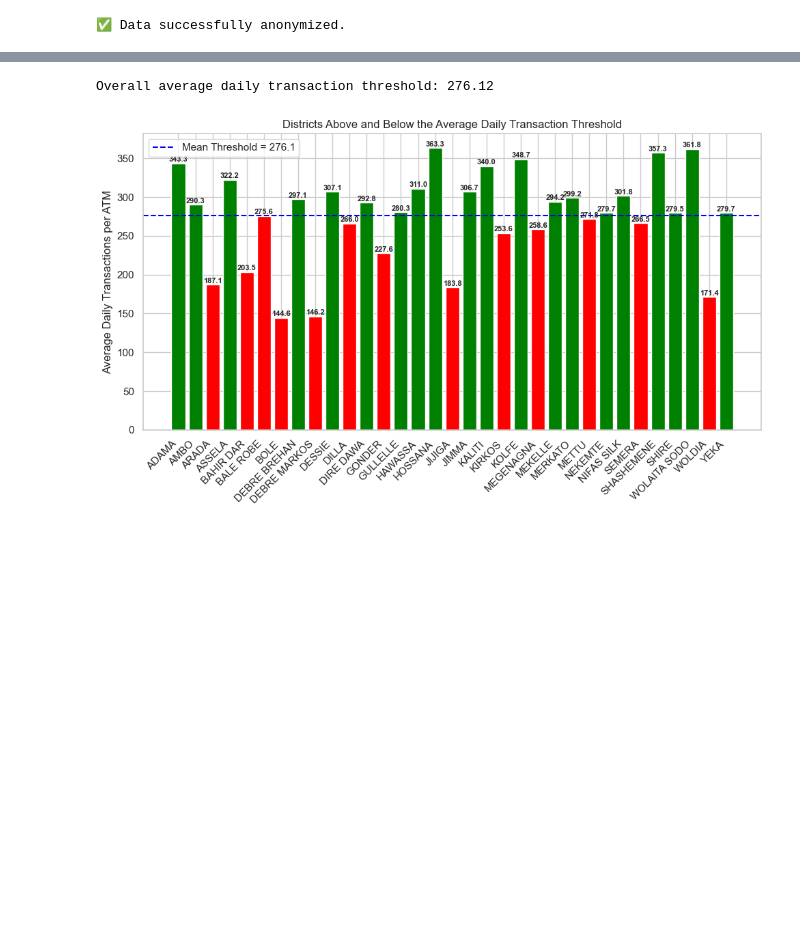
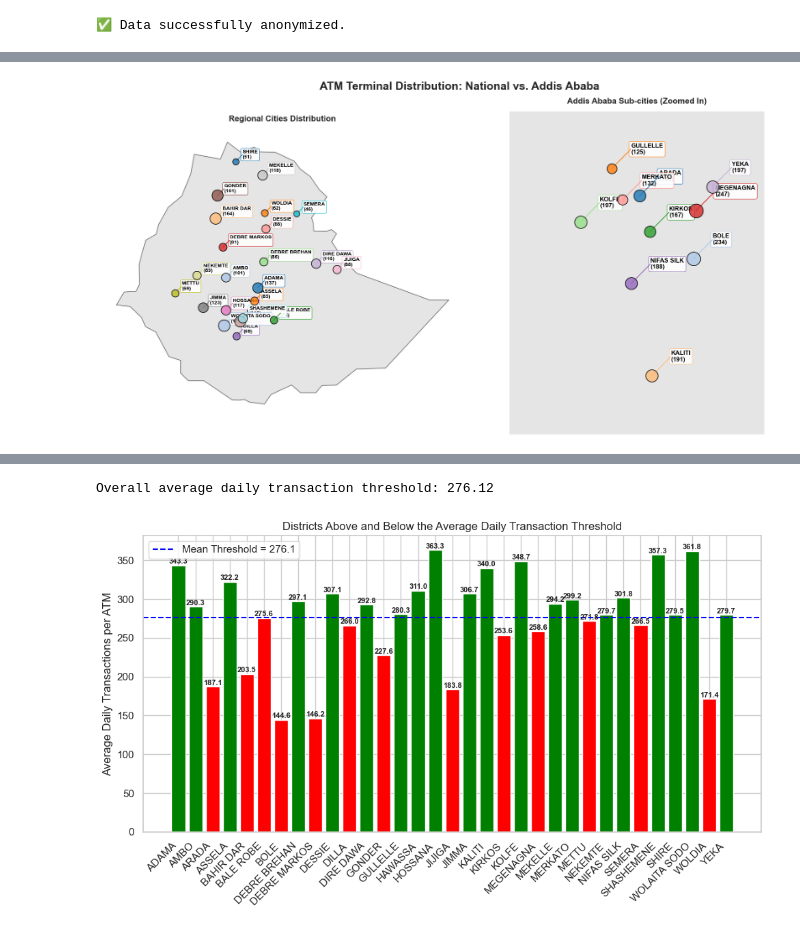
Before and after one commit to surafelasfawosen/atm-pos-performance-analysis-of-Bank, a Jupyter notebook: ATM_POS_Advanced_Analysis.ipynb, the cells around one changed output, grey strips where cells are left out. Saved outputs shown, nothing was run; the diff lists cells and outputs as text; code cells hidden in the pictures; blank space fills up the shorter version.

```diff
--- a/ATM_POS_Advanced_Analysis.ipynb
+++ b/ATM_POS_Advanced_Analysis.ipynb
@@ -66,0 +170,76 @@ Here we explore the basic performance of the ATM network.
+# %%
+#import matplotlib.pyplot as plt
+import pandas as pd
+import geopandas as gpd
+import numpy as np
+
+# Load World Map and filter for Ethiopia
+url = "https://raw.githubusercontent.com/johan/world.geo.json/master/countries.geo.json"
+world = gpd.read_file(url)
+ethiopia = world[world.name == "Ethiopia"]
+
+# Separate Addis Ababa Sub-cities from Regional Cities
+addis_mapping = {
+    'ARADA': [9.0347, 38.7523], 'BOLE': [8.9859, 38.7944], 'GULLELLE': [9.0558, 38.7303],
+    'KALITI': [8.8953, 38.7617], 'KIRKOS': [9.0069, 38.7602], 'KOLFE': [9.0143, 38.7058],
+    'MEGENAGNA': [9.0232, 38.7963], 'MERKATO': [9.0315, 38.7388], 'NIFAS SILK': [8.9669, 38.7456],
+    'YEKA': [9.0416, 38.8093]
+}
+
+regional_mapping = {
+    'ADAMA': [8.5414, 39.2689], 'AMBO': [8.9833, 37.8500], 'ASSELA': [7.9500, 39.1167],
+    'BAHIR DAR': [11.5936, 37.3908], 'BALE ROBE': [7.1167, 39.9833], 'DEBRE BREHAN': [9.6833, 39.5333],
+    'DEBRE MARKOS': [10.3333, 37.7167], 'DESSIE': [11.1333, 39.6333], 'DILLA': [6.4100, 38.3100],
+    'DIRE DAWA': [9.6000, 41.8667], 'GONDER': [12.6000, 37.4667], 'HAWASSA': [7.0504, 38.4768],
+    'HOSSANA': [7.5500, 37.8500], 'JIJIGA': [9.3500, 42.8000], 'JIMMA': [7.6667, 36.8333],
+    'MEKELLE': [13.4967, 39.4753], 'METTU': [8.3000, 35.5833], 'NEKEMTE': [9.0833, 36.5500],
+    'SEMERA': [11.7922, 41.0086], 'SHASHEMENE': [7.2000, 38.6000], 'SHIRE': [14.1000, 38.2833],
+    'WOLAITA SODO': [6.8667, 37.7667], 'WOLDIA': [11.8333, 39.5833]
+}
+
+# Setup the Dual Figure (1 Row, 2 Columns)
+fig, (ax1, ax2) = plt.subplots(1, 2, figsize=(20, 10))
+fig.suptitle("ATM Terminal Distribution: National vs. Addis Ababa", fontsize=22, fontweight='bold', y=0.98)
+
+colors = plt.cm.tab20(np.linspace(0, 1, 20)) # Color palette
+
+def plot_map_section(ax, mapping, title, is_zoomed=False):
+    # Plot Base Map
+    ethiopia.plot(ax=ax, color='#E5E5E5', edgecolor='gray', linewidth=1.5)
+
+    # Zoom into Addis Ababa if requested
+    if is_zoomed:
+        ax.set_xlim(38.65, 38.85)
+        ax.set_ylim(8.85, 9.10)
+
+    # Plot Points and Labels
+    for i, (district, coords) in enumerate(mapping.items()):
+        if district in terminals_per_district:
+            count = terminals_per_district[district]
+            lat, lon = coords
+            color = colors[i % 20]
+
+            # Draw point
+            ax.scatter(lon, lat, s=count * 3, color=color, alpha=0.8, edgecolors='black', linewidth=1.5, zorder=5)
+
+            # Draw small line and text
+            offset_lon = lon + (0.3 if not is_zoomed else 0.015)
+            offset_lat = lat + (0.3 if not is_zoomed else 0.015)
+
+            ax.plot([lon, offset_lon], [lat, offset_lat], color=color, linewidth=1.5, zorder=4)
+            ax.text(offset_lon, offset_lat, f"{district}\n({count})",
+                    fontsize=10 if not is_zoomed else 12, fontweight='bold', color='black',
+                    bbox=dict(facecolor='white', edgecolor=color, alpha=0.9, boxstyle='round,pad=0.3'),
+                    ha='left', va='center')
+
+    ax.set_title(title, fontsize=16, fontweight='bold', pad=15)
+    ax.axis('off') # Hide lat/lon grids for cleaner look
+
+# Plot Left (National) and Right (Zoomed Addis)
+plot_map_section(ax1, regional_mapping, "Regional Cities Distribution", is_zoomed=False)
+plot_map_section(ax2, addis_mapping, "Addis Ababa Sub-cities (Zoomed In)", is_zoomed=True)
+
+plt.tight_layout()
+plt.show()
+# %% [output]
+[figure, added]
```
Also changed, not shown: parts of 29 cells of this notebook.
